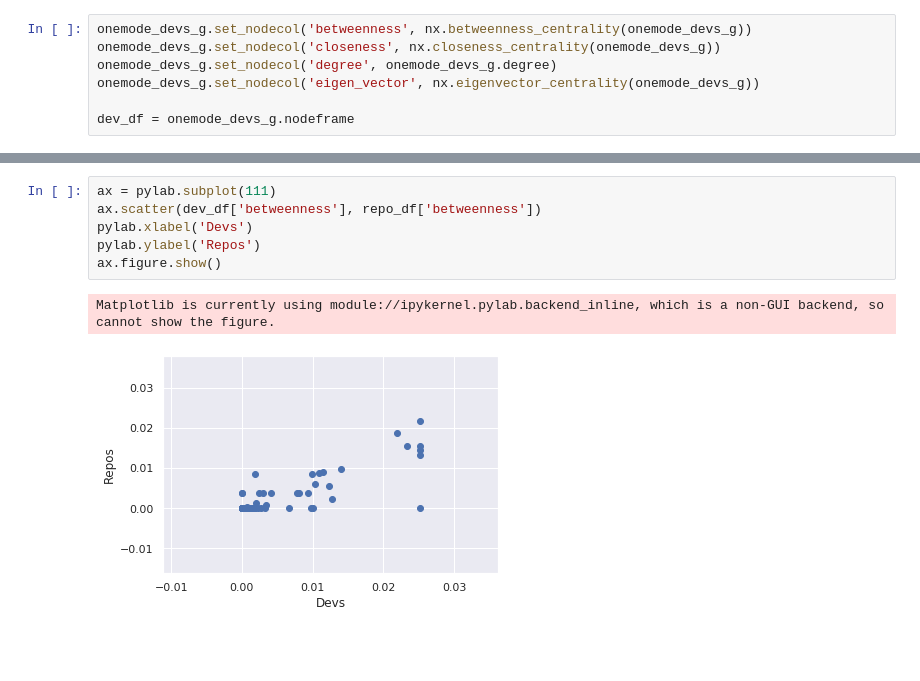
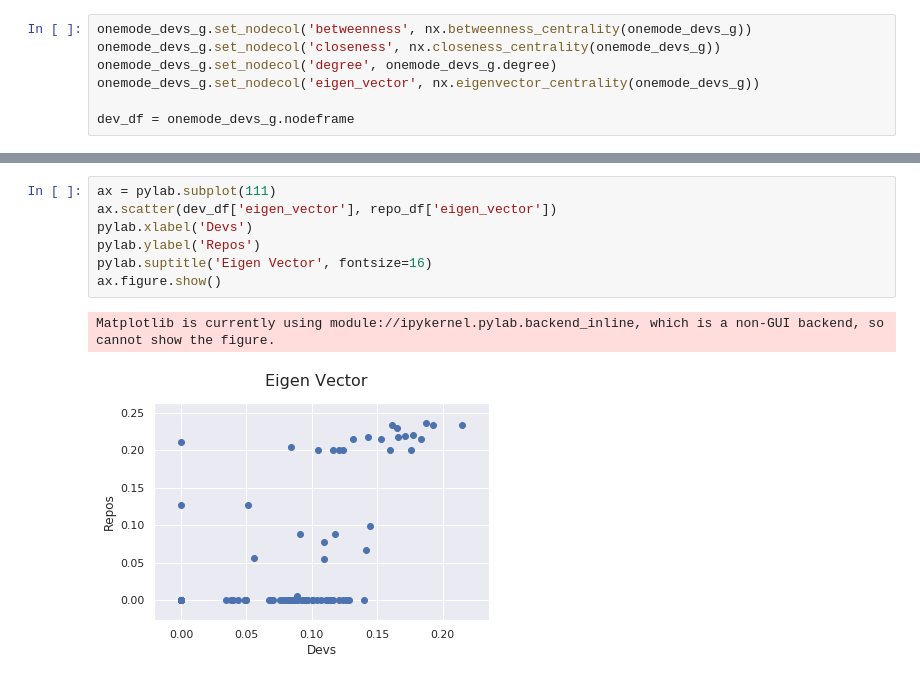
Before and after one commit to brunoartc/RedesSociais, a Jupyter notebook: dev_repos.ipynb, the cells around one changed output, grey strips where cells are left out. Cells and saved outputs as stored; diff of their text form; blank space fills up the shorter version.

```diff
--- a/dev_repos.ipynb
+++ b/dev_repos.ipynb
@@ -278,9 +306,10 @@ Matplotlib is currently using module://ipykernel.pylab.backend_inline, which is
 # %%
 ax = pylab.subplot(111)
-ax.scatter(dev_df['betweenness'], repo_df['betweenness'])
+ax.scatter(dev_df['eigen_vector'], repo_df['eigen_vector'])
 pylab.xlabel('Devs')
 pylab.ylabel('Repos')
+pylab.suptitle('Eigen Vector', fontsize=16)
 ax.figure.show()
 # %% [output]
 Matplotlib is currently using module://ipykernel.pylab.backend_inline, which is a non-GUI backend, so cannot show the figure.
-[figure, old version]
+[figure, new version]
```
Also changed, not shown: parts of 24 cells of this notebook, 5 other files.
